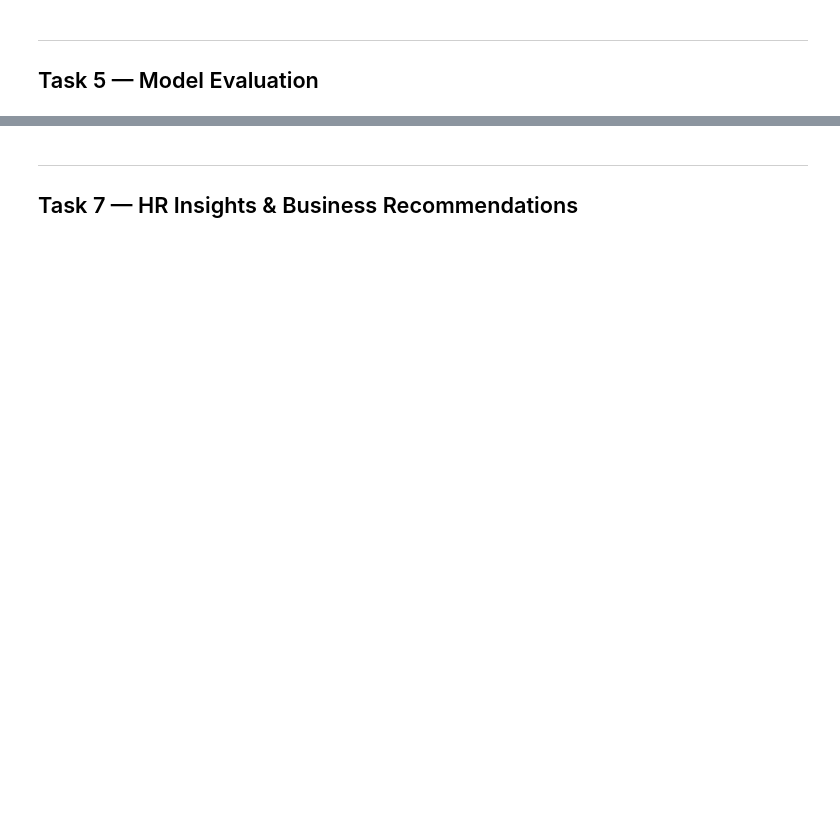
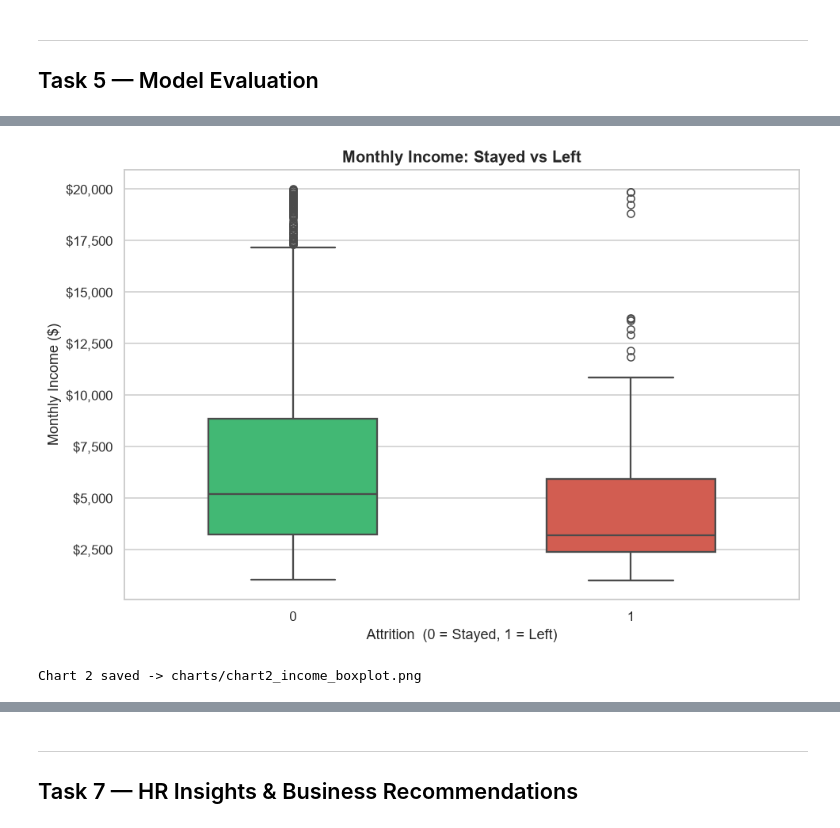
Before and after one commit to shrx404/Employee-Attrition-Analysis, a Jupyter notebook: main.ipynb, the cells around one changed output, grey strips where cells are left out. Saved outputs shown, nothing was run; the diff lists cells and outputs as text; code cells hidden in the pictures; blank space fills up the shorter version.

```diff
--- a/main.ipynb
+++ b/main.ipynb
@@ -410,30 +558,32 @@ print("Chart 1 saved.")
 # %%
-# ── Chart 2: Monthly Income — Left vs Stayed (Box Plot) ──────────────────────
+# ── Chart 2: Monthly Income Box Plot — Left vs Stayed ────────────────────────
+# Box plots show the median, IQR (25th–75th percentile), and outliers.
 
 fig, ax = plt.subplots(figsize=(9, 6))
 
-palette = {0: '#2ecc71', 1: '#e74c3c'}   # green = stayed, red = left
-sns.boxplot(
-    data=df,
-    x='Attrition', y='MonthlyIncome',
-    palette=palette, ax=ax,
-    width=0.5, linewidth=1.5
-)
+# FIXED: Changed keys to strings to match your data type
+palette = {'0': '#2ecc71', '1': '#e74c3c'}   # green = stayed, red = left
+sns.boxplot(data=df, x='Attrition', y='MonthlyIncome',
+            palette=palette, ax=ax, width=0.5, linewidth=1.5)
 
-ax.set_title('Monthly Income: Employees who Stayed vs Left',
-             fontsize=13, fontweight='bold')
+ax.set_title('Monthly Income: Stayed vs Left', fontsize=13, fontweight='bold')
 ax.set_xlabel('Attrition  (0 = Stayed, 1 = Left)')
 ax.set_ylabel('Monthly Income ($)')
 ax.yaxis.set_major_formatter(mtick.StrMethodFormatter('${x:,.0f}'))
 
-# Annotate medians
-for group, label in [(0, 'Stayed'), (1, 'Left')]:
+# FIXED: Loop through string values so the filter works correctly
+for group in ['0', '1']:
     median_val = df[df['Attrition'] == group]['MonthlyIncome'].median()
-    ax.text(group, median_val + 200, f'Median: ${median_val:,.0f}',
-            ha='center', fontsize=9, color='black', fontweight='bold')
+    # The x-axis positions for categories are still index-based integers (0 and 1)
+    x_pos = 0 if group == '0' else 1
+    ax.text(x_pos, median_val + 250, f'Median: ${median_val:,.0f}',
+            ha='center', fontsize=9, fontweight='bold')
 
 plt.tight_layout()
 plt.savefig('charts/chart2_income_boxplot.png', bbox_inches='tight', dpi=150)
 plt.show()
-print("Chart 2 saved.")
+print("Chart 2 saved -> charts/chart2_income_boxplot.png")
+# %% [output]
+[figure, added]
+Chart 2 saved -> charts/chart2_income_boxplot.png
 # %%
```
Also changed, not shown: parts of 36 cells of this notebook, 5 other files.
